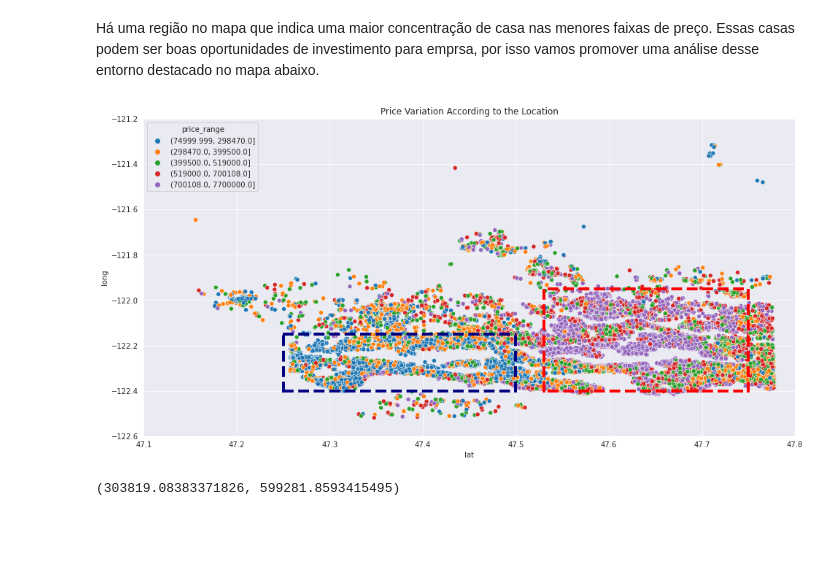
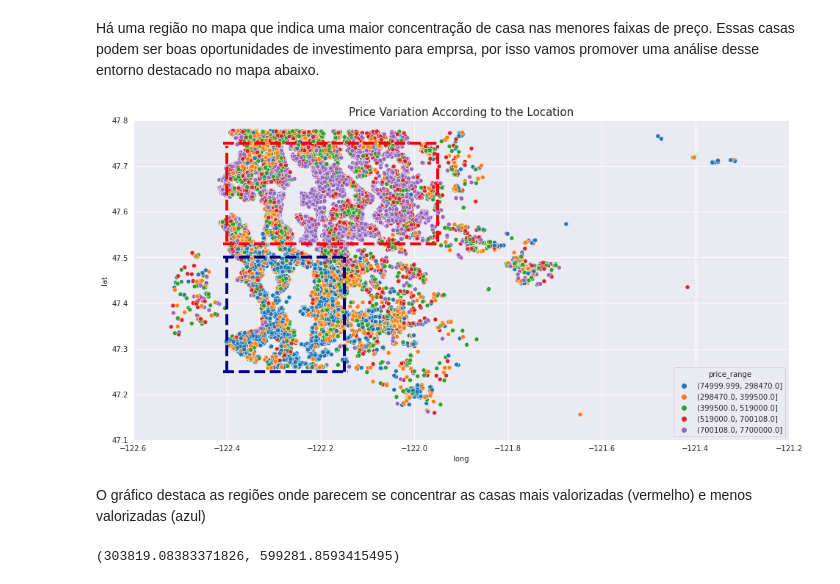
Before and after one commit to GabrielG16/HouseRocket-Pricing, a Jupyter notebook: Insights.ipynb, the cells around one changed output. Cells and saved outputs as stored; diff of their text form; code cells hidden in the pictures; blank space fills up the shorter version.

```diff
--- a/Insights.ipynb
+++ b/Insights.ipynb
@@ -111,5 +113,7 @@ plt.show()
 ## Distribuição de faixas de preço de acordo com a localização
 # %%
 df['price_range'] = pd.qcut(x=df.price, q = 5)
+# %%
+df['price_per_sqft'] = df.apply(lambda x: x.price/x.sqft_living, axis = 1)
 # %%
 plt.figure(figsize=(16,8))
@@ -412,30 +424,35 @@ O resultado indica que há um aumento médio de 65,4% no valor do imóvel ao res
 <p>Há uma região no mapa que indica uma maior concentração de casa nas menores faixas de preço. Essas casas podem ser boas oportunidades de investimento para emprsa, por isso vamos promover uma análise desse entorno destacado no mapa abaixo.</p>
 # %%
 plt.figure(figsize=(16,8))
-sns.scatterplot(data = df, x='lat',y='long', hue = 'price_range')
-plt.xlim([47.1,47.8])
-plt.ylim([-122.6,-121.2])
 
-plt.title('Price Variation According to the Location')
+sns.scatterplot(data = df, y='lat',x='long', hue = 'price_range')
+plt.ylim([47.1,47.8])
+plt.xlim([-122.6,-121.2])
+
+plt.title('Price Variation According to the Location', fontsize = 15)
 
 
-plt.axhline(y= -122.4, xmin = 0.214, xmax = 0.572 , linestyle = '--', linewidth = 4, color = 'navy')
-plt.axhline(y= -122.15, xmin = 0.214, xmax = 0.572, linestyle = '--', linewidth = 4, color = 'navy')
+plt.axvline(x= -122.4, ymin = 0.214, ymax = 0.572 , linestyle = '--', linewidth = 4, color = 'navy')
+plt.axvline(x= -122.15, ymin = 0.214, ymax = 0.572, linestyle = '--', linewidth = 4, color = 'navy')
 
-plt.axvline(x  = 47.25, ymin = 0.137, ymax = 0.327, linestyle = '--', linewidth = 4, color = 'navy')
-plt.axvline(x = 47.5,ymin = 0.137, ymax = 0.327, linestyle = '--', linewidth = 4, color = 'navy')
+plt.axhline(y  = 47.25, xmin = 0.137, xmax = 0.327, linestyle = '--', linewidth = 4, color = 'navy')
+plt.axhline(y = 47.5,xmin = 0.137, xmax = 0.327, linestyle = '--', linewidth = 4, color = 'navy')
 
 
 
 
-plt.axhline(y= -122.4, xmin = 0.62, xmax = 0.92 , linestyle = '--', linewidth = 4, color = 'red')
-plt.axhline(y= -121.95, xmin = 0.62, xmax = 0.922, linestyle = '--', linewidth = 4, color = 'red')
+plt.axvline(x= -122.4, ymin = 0.62, ymax = 0.92 , linestyle = '--', linewidth = 4, color = 'red')
+plt.axvline(x= -121.95, ymin = 0.62, ymax = 0.922, linestyle = '--', linewidth = 4, color = 'red')
 
-plt.axvline(x  = 47.53, ymin = 0.137, ymax = 0.47, linestyle = '--', linewidth = 4, color = 'red')
-plt.axvline(x = 47.75,ymin = 0.137, ymax = 0.47, linestyle = '--', linewidth = 4, color = 'red')
+plt.axhline(y  = 47.53, xmin = 0.137, xmax = 0.47, linestyle = '--', linewidth = 4, color = 'red')
+plt.axhline(y = 47.75,xmin = 0.137, xmax = 0.47, linestyle = '--', linewidth = 4, color = 'red')
+
+
 
 plt.show()
 # %% [output]
-[figure, old version]
+[figure, new version]
+# %% [markdown]
+O gráfico destaca as regiões onde parecem se concentrar as casas mais valorizadas (vermelho) e menos valorizadas (azul)
 # %%
 low_region = df[(df.lat>=47.25)&(df.lat<=47.5) & (df.long>=-122.4) & (df.long<=-122.15)]
```
Also changed, not shown: parts of 32 cells of this notebook.
